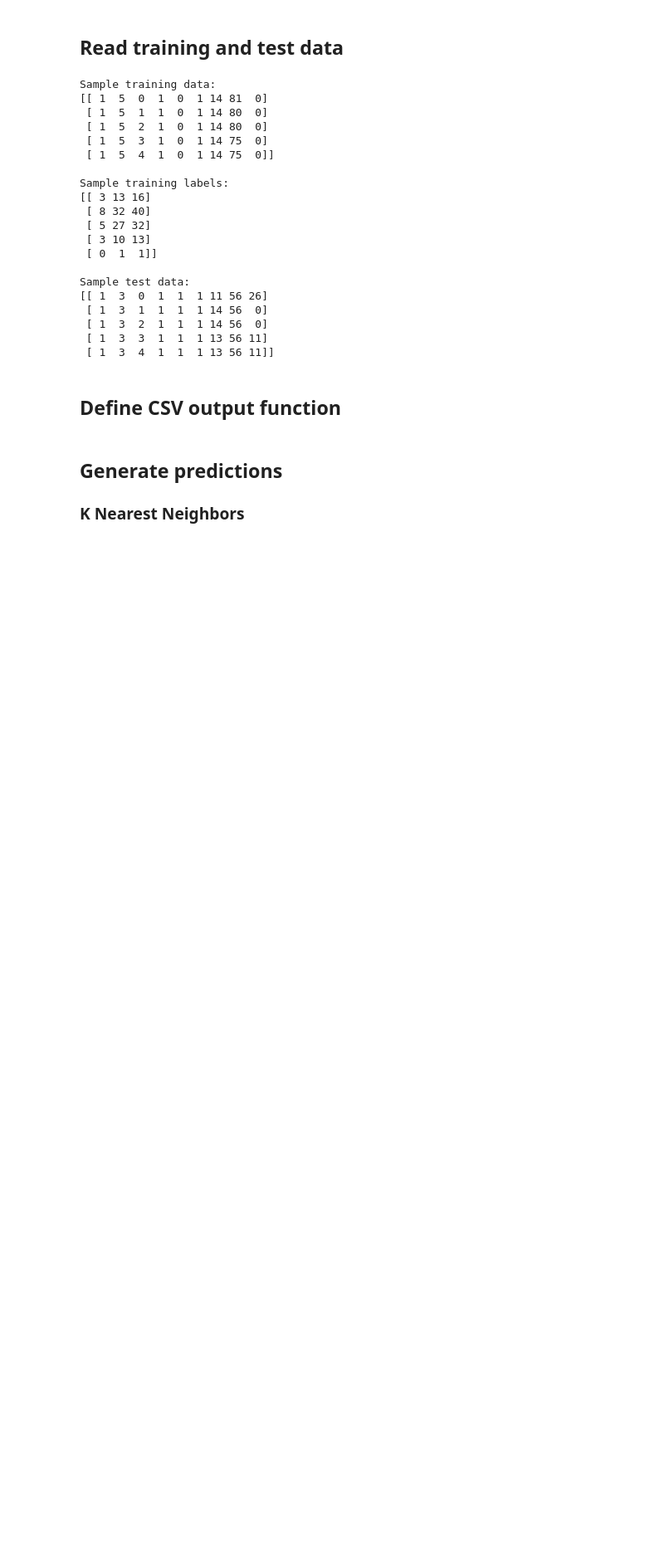
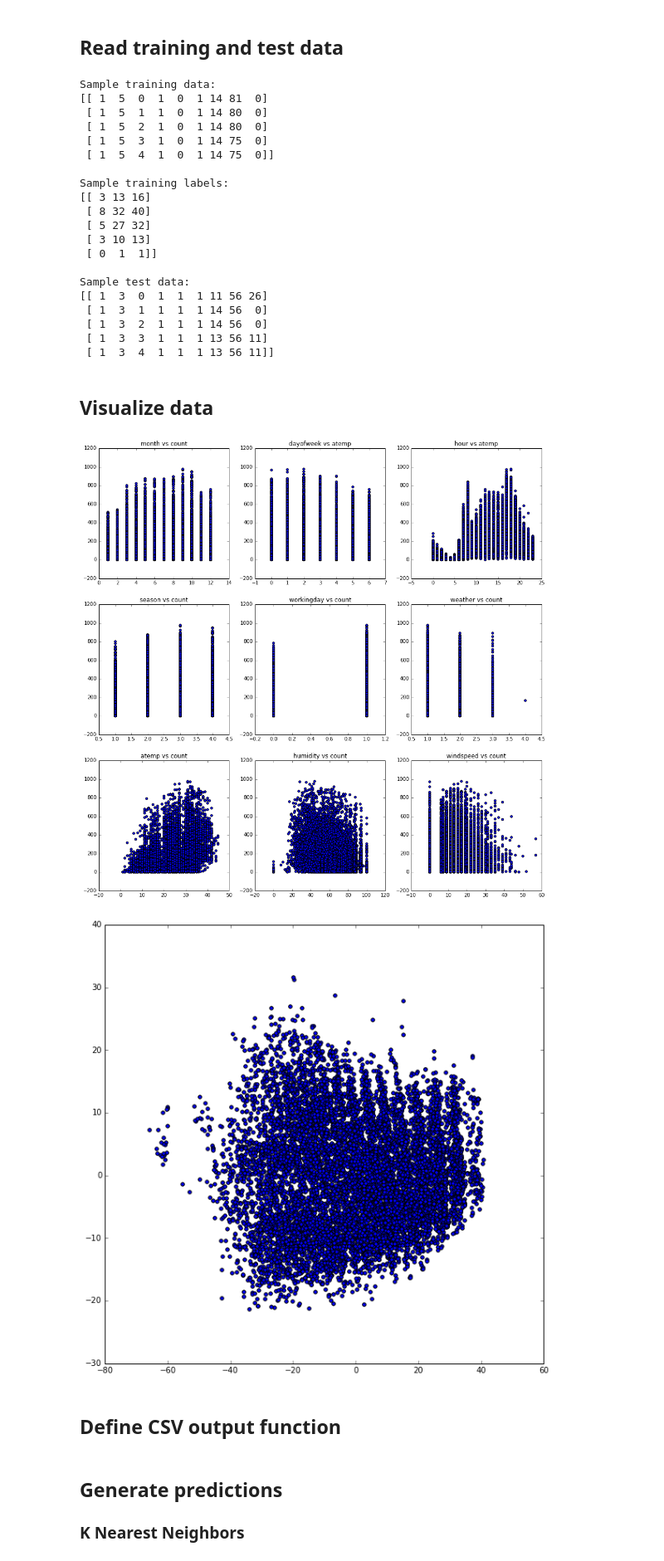
Before and after one commit to cjmurray/W207_project, a Jupyter notebook: w207_project_cmr.ipynb, the cells around one changed output. Shown: that part at 83% size. Cells and saved outputs as stored; diff of their text form; code cells hidden in the pictures; blank space fills up the shorter version.

Commit message:
Added visualizations

```diff
--- a/w207_project_cmr.ipynb
+++ b/w207_project_cmr.ipynb
@@ -131,6 +133,71 @@ Sample test data:
  [ 1  3  2  1  1  1 14 56  0]
  [ 1  3  3  1  1  1 13 56 11]
  [ 1  3  4  1  1  1 13 56 11]]
+# %% [markdown]
+## Visualize data
+# %%
+# month,dayofweek,hour,workingday,weather,atemp,humidity,windspeed
+
+month = train_data[:,0]
+dayofweek = train_data[:,1]
+hour = train_data[:,2]
+season = train_data[:,3]
+workingday = train_data[:,4]
+weather = train_data[:,5]
+atemp = train_data[:,6]
+humidity = train_data[:,7]
+windspeed = train_data[:,8]
+count = train_labels[:,2]
+
+plt.figure(figsize=(16, 16))
+
+p = plt.subplot(3, 3, 1)
+plt.title('month vs count')
+p.scatter(month, count)
+
+p = plt.subplot(3, 3, 2)
+p.scatter(dayofweek, count)
+plt.title('dayofweek vs atemp')
+
+p = plt.subplot(3, 3, 3)
+p.scatter(hour, count)
+plt.title('hour vs atemp')
+
+p = plt.subplot(3, 3, 4)
+plt.title('season vs count')
+p.scatter(season, count)
+
+p = plt.subplot(3, 3, 5)
+plt.title('workingday vs count')
+p.scatter(workingday, count)
+
+p = plt.subplot(3, 3, 6)
+plt.title('weather vs count')
+p.scatter(weather, count)
+
+p = plt.subplot(3, 3, 7)
+plt.title('atemp vs count')
+p.scatter(atemp, count)
+
+p = plt.subplot(3, 3, 8)
+plt.title('humidity vs count')
+p.scatter(humidity, count)
+
+p = plt.subplot(3, 3, 9)
+plt.title('windspeed vs count')
+p.scatter(windspeed, count)
+
+plt.show()
+
+# Do PCA just for the heck of it
+pca = PCA(n_components=2)
+train_data_2d = pca.fit_transform(train_data)
+plt.figure(figsize=(10, 10))
+plt.scatter(train_data_2d[:, 0], train_data_2d[:, 1])
+plt.show()
+# %% [output]
+[figure, added]
+[figure, added]
 # %% [markdown]
 ## Define CSV output function
 # %%
```
Also changed, not shown: parts of 1 cell of this notebook.
